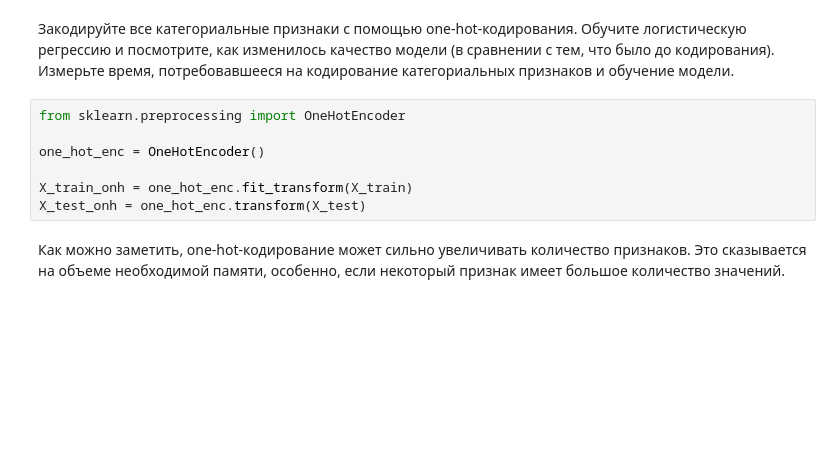
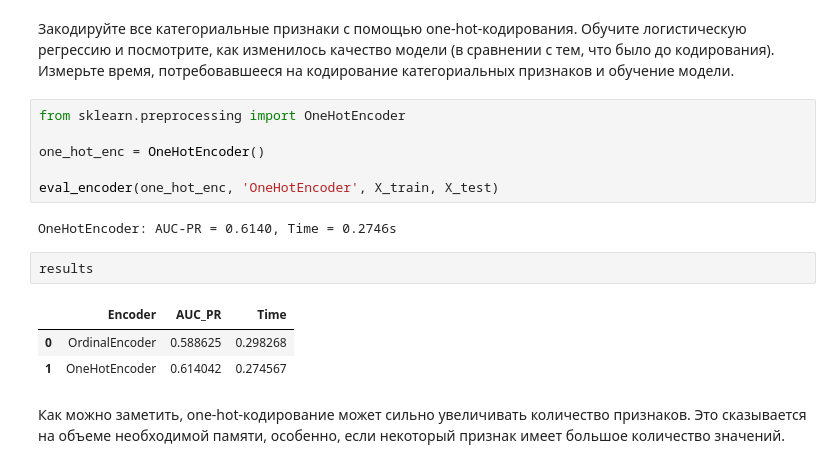
Before and after one commit to Uralbeckins/ML-Sokolov-Course, a Jupyter notebook: homework_practice_04_linclass.ipynb, the cells around one changed output. Cells and saved outputs as stored; diff of their text form; blank space fills up the shorter version.

Commit message:
transformers add

```diff
--- a/homework_practice_04_linclass.ipynb
+++ b/homework_practice_04_linclass.ipynb
@@ -785,8 +768,15 @@ from sklearn.preprocessing import OneHotEncoder
 
 one_hot_enc = OneHotEncoder()
 
-X_train_onh = one_hot_enc.fit_transform(X_train)
-X_test_onh = one_hot_enc.transform(X_test)
+eval_encoder(one_hot_enc, 'OneHotEncoder', X_train, X_test)
+# %% [output]
+OneHotEncoder: AUC-PR = 0.6140, Time = 0.2746s
+# %%
+results
+# %% [output]
+|  | Encoder | AUC_PR | Time |
+| 0 | OrdinalEncoder | 0.588625 | 0.298268 |
+| 1 | OneHotEncoder | 0.614042 | 0.274567 |
 # %% [markdown]
 Как можно заметить, one-hot-кодирование может сильно увеличивать количество признаков. Это сказывается на объеме необходимой памяти, особенно, если некоторый признак имеет большое количество значений.
 # %% [markdown]
```
Also changed, not shown: parts of 16 cells of this notebook.
